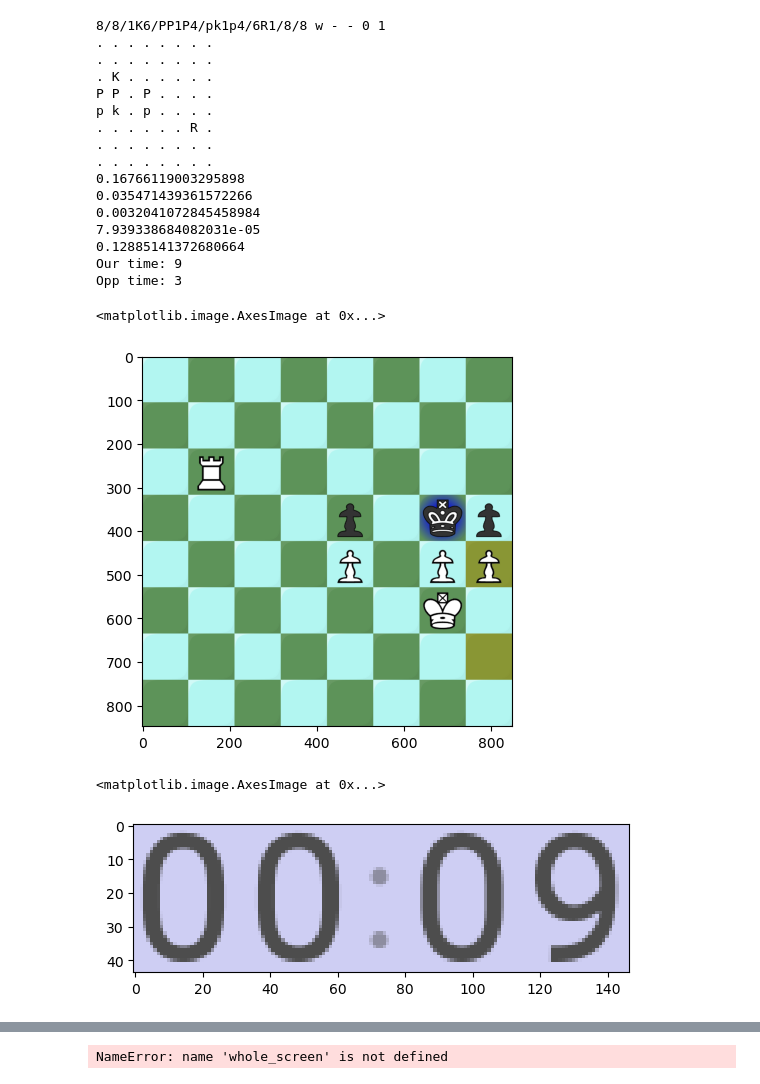
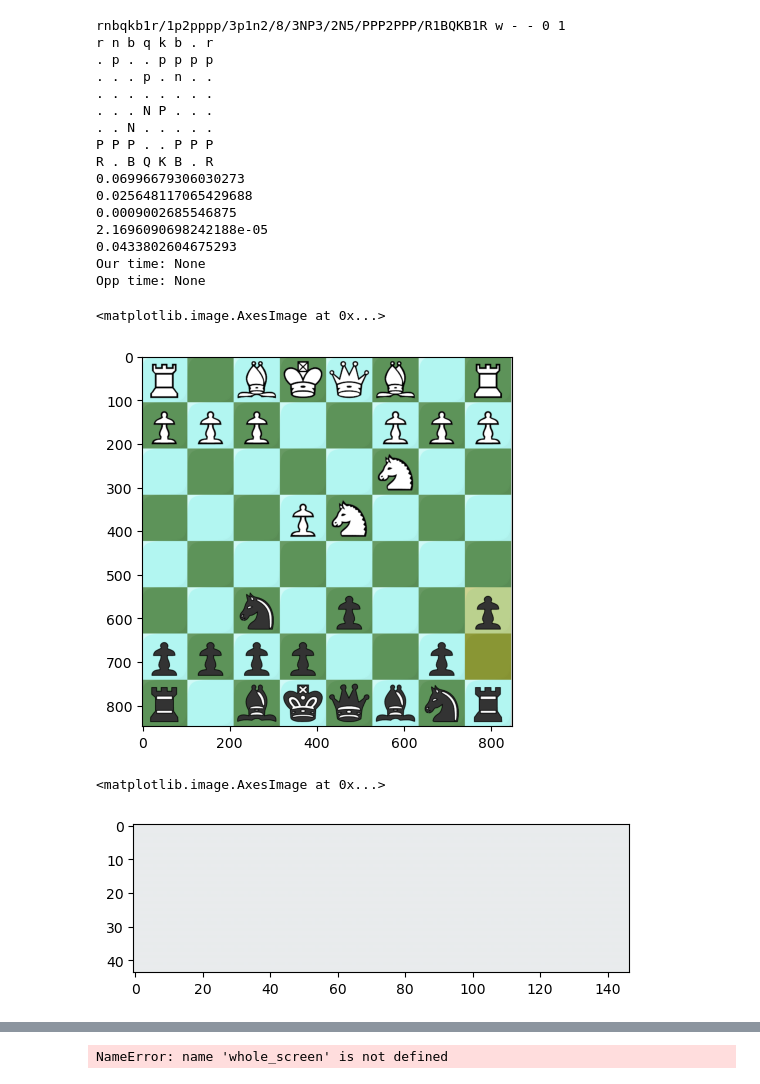
Before and after one commit to douavocado/humanchessplayer2, a Jupyter notebook: test_image_scrape_tools.ipynb, the cells around one changed output, grey strips where cells are left out. Saved outputs shown, nothing was run; the diff lists cells and outputs as text; code cells hidden in the pictures.

```diff
--- a/test_image_scrape_tools.ipynb
+++ b/test_image_scrape_tools.ipynb
@@ -10,8 +10,8 @@ time.sleep(5)
 start = time.time()
 
 board_img = capture_board(shift=False)
-top_clock_img = capture_top_clock(state="end1")
-bot_clock_img = capture_bottom_clock(state="end1")
+top_clock_img = capture_top_clock(state="start1")
+bot_clock_img = capture_bottom_clock(state="start1")
 w_notation_img = capture_white_notation()
 
 capture_end = time.time()
@@ -21,54 +21,54 @@ opp_time = read_clock(top_clock_img)
 clock_read_end = time.time()
 
 # our_turn = is_our_turn_from_clock(bot_clock_img)
 # white_turn = is_white_turn_from_notation(w_notation_img)
 
 
 # if our_turn == white_turn:
 #     bottom = "w"
 # else:
 #     bottom = "b"
 bottom = "b"
 turn_read_end = time.time()
 
 
 fen = get_fen_from_image(board_img, bottom=bottom)
 end = time.time()
 print(fen)
 print(chess.Board(fen))
 print(end-start)
 print(capture_end-start)
 print(clock_read_end - clock_read_start)
 print(turn_read_end - clock_read_end)
 print(end - turn_read_end)
 print("Our time:", our_time)
 print("Opp time:", opp_time)
 
 plt.imshow(board_img)
 # %% [output]
-8/8/1K6/PP1P4/pk1p4/6R1/8/8 w - - 0 1
+rnbqkb1r/1p2pppp/3p1n2/8/3NP3/2N5/PPP2PPP/R1BQKB1R w - - 0 1
+r n b q k b . r
+. p . . p p p p
+. . . p . n . .
 . . . . . . . .
-. . . . . . . .
-. K . . . . . .
-P P . P . . . .
-p k . p . . . .
-. . . . . . R .
-. . . . . . . .
-. . . . . . . .
-0.16766119003295898
-0.035471439361572266
-0.0032041072845458984
-7.939338684082031e-05
-0.12885141372680664
-Our time: 9
-Opp time: 3
+. . . N P . . .
+. . N . . . . .
+P P P . . P P P
+R . B Q K B . R
+0.06996679306030273
+0.025648117065429688
+0.0009002685546875
+2.1696090698242188e-05
+0.0433802604675293
+Our time: None
+Opp time: None
 <matplotlib.image.AxesImage at 0x...>
-[figure, old version]
+[figure, new version]
 # %%
 plt.imshow(bot_clock_img)
 # %% [output]
 <matplotlib.image.AxesImage at 0x...>
-[figure, old version]
+[figure, new version]
 # %%
 chess.Board(fen)
 # %% [output]
```
Also changed, not shown: parts of 1 cell of this notebook, 11 other files.
